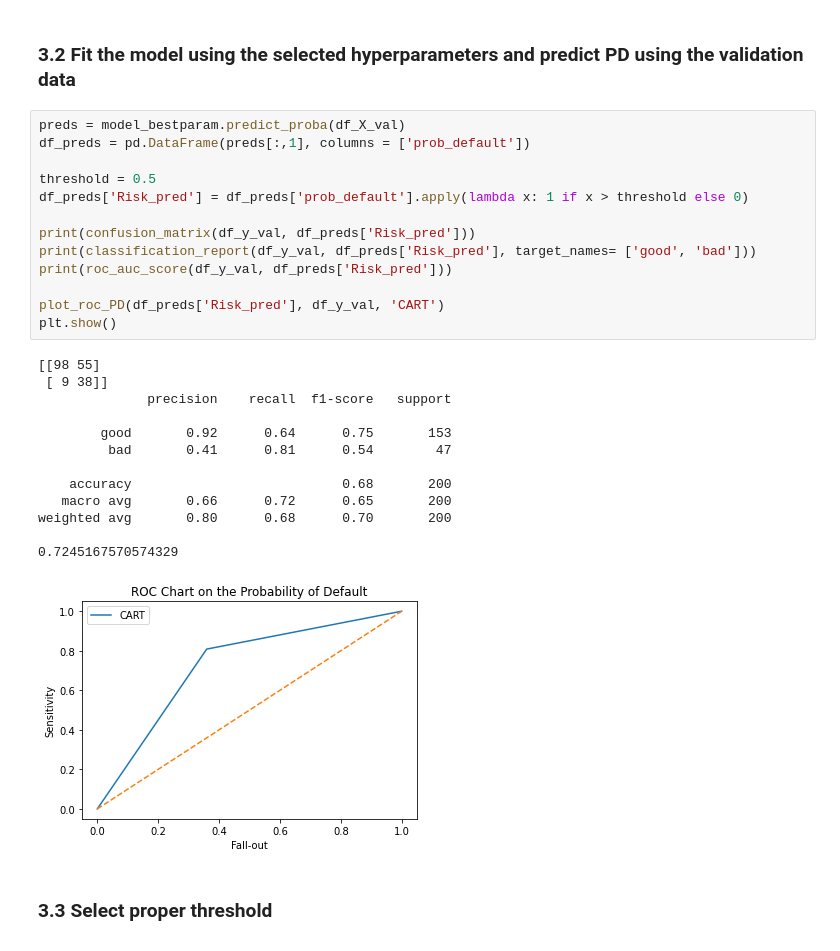
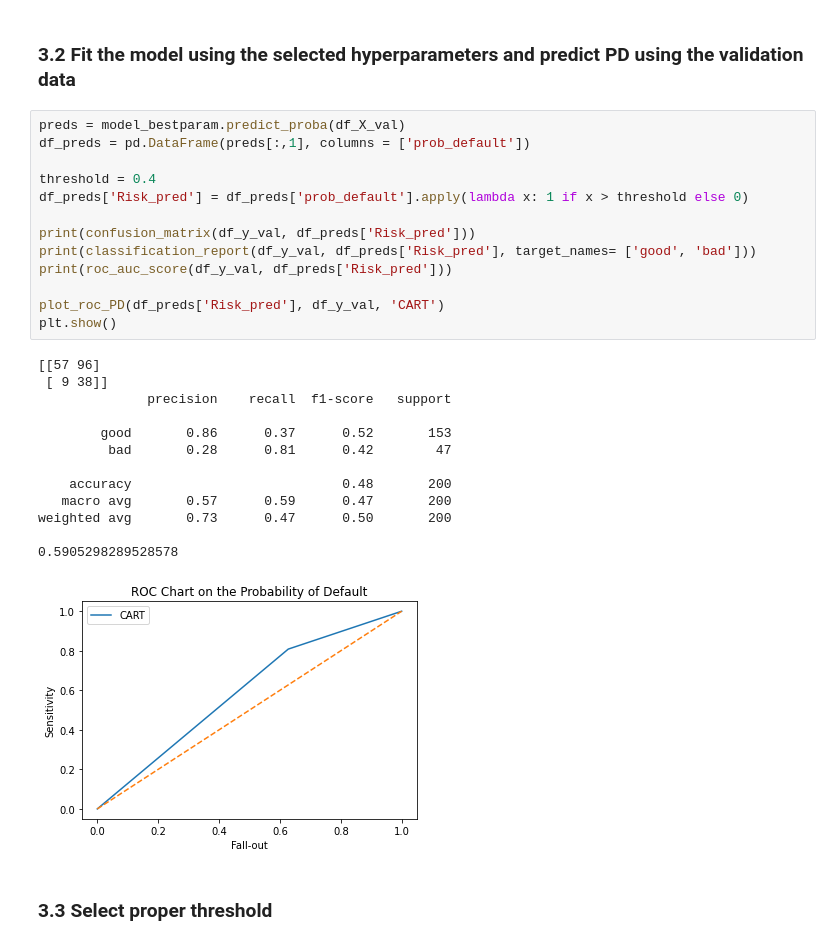
Before and after one commit to shanqu91/project_credit_risk_modeling, a Jupyter notebook: C2_credit_modeling_CART.ipynb, the cells around one changed output. Saved outputs shown, nothing was run; the diff lists cells and outputs as text.

```diff
--- a/C2_credit_modeling_CART.ipynb
+++ b/C2_credit_modeling_CART.ipynb
@@ -115,30 +115,30 @@ DecisionTreeClassifier(ccp_alpha=0.0, class_weight=None, criterion='gini',
 # %%
 preds = model_bestparam.predict_proba(df_X_val)
 df_preds = pd.DataFrame(preds[:,1], columns = ['prob_default'])
 
-threshold = 0.5
+threshold = 0.4
 df_preds['Risk_pred'] = df_preds['prob_default'].apply(lambda x: 1 if x > threshold else 0)
 
 print(confusion_matrix(df_y_val, df_preds['Risk_pred']))
 print(classification_report(df_y_val, df_preds['Risk_pred'], target_names= ['good', 'bad']))
 print(roc_auc_score(df_y_val, df_preds['Risk_pred']))
 
 plot_roc_PD(df_preds['Risk_pred'], df_y_val, 'CART')
 plt.show()
 # %% [output]
-[[98 55]
+[[57 96]
  [ 9 38]]
               precision    recall  f1-score   support
 
-        good       0.92      0.64      0.75       153
-         bad       0.41      0.81      0.54        47
+        good       0.86      0.37      0.52       153
+         bad       0.28      0.81      0.42        47
 
-    accuracy                           0.68       200
-   macro avg       0.66      0.72      0.65       200
-weighted avg       0.80      0.68      0.70       200
+    accuracy                           0.48       200
+   macro avg       0.57      0.59      0.47       200
+weighted avg       0.73      0.47      0.50       200
 
-0.7245167570574329
+0.5905298289528578
-[figure, old version]
+[figure, new version]
 # %% [markdown]
 ### 3.3 Select proper threshold
 ![image.png](embedded-picture-1)
```
Also changed, not shown: parts of 7 cells of this notebook.
